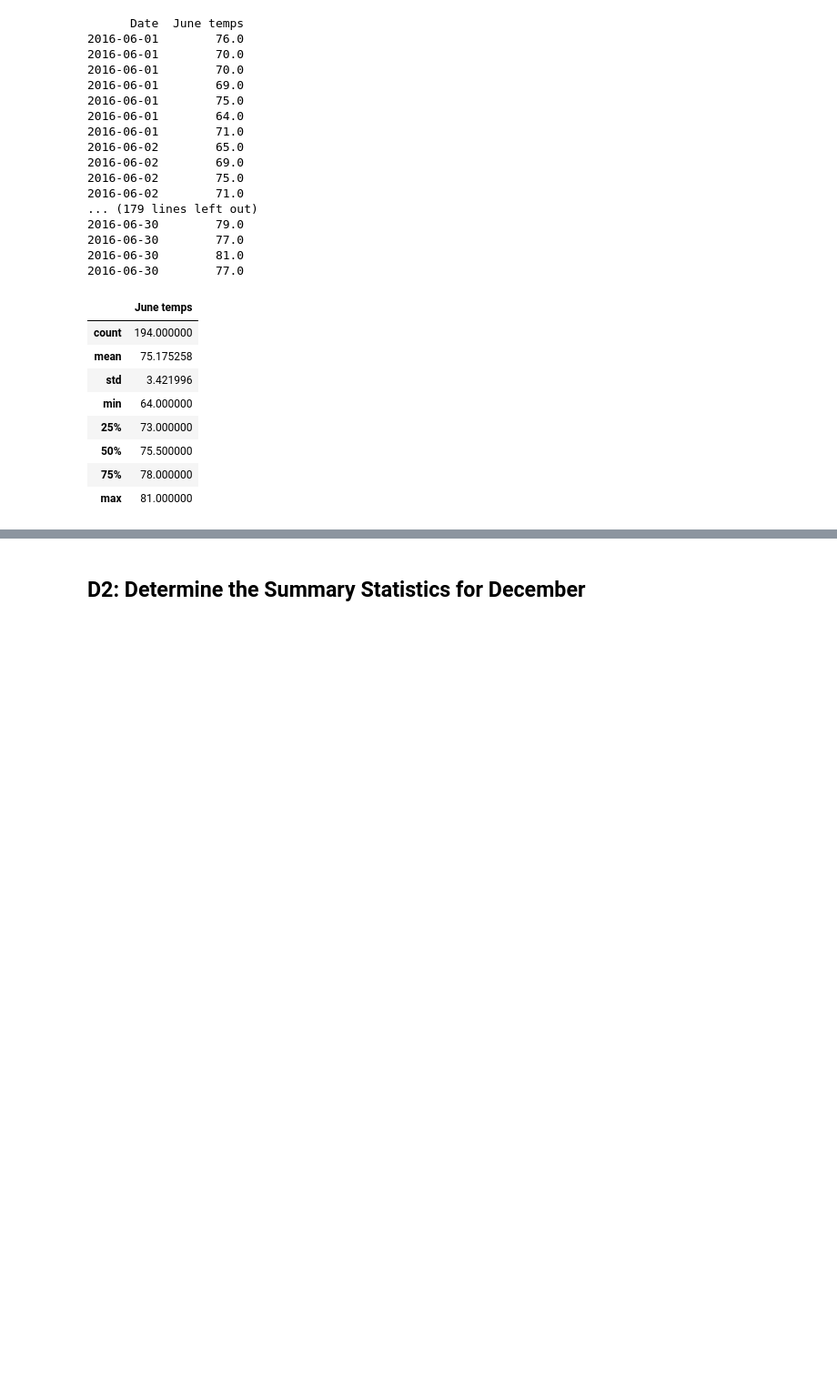
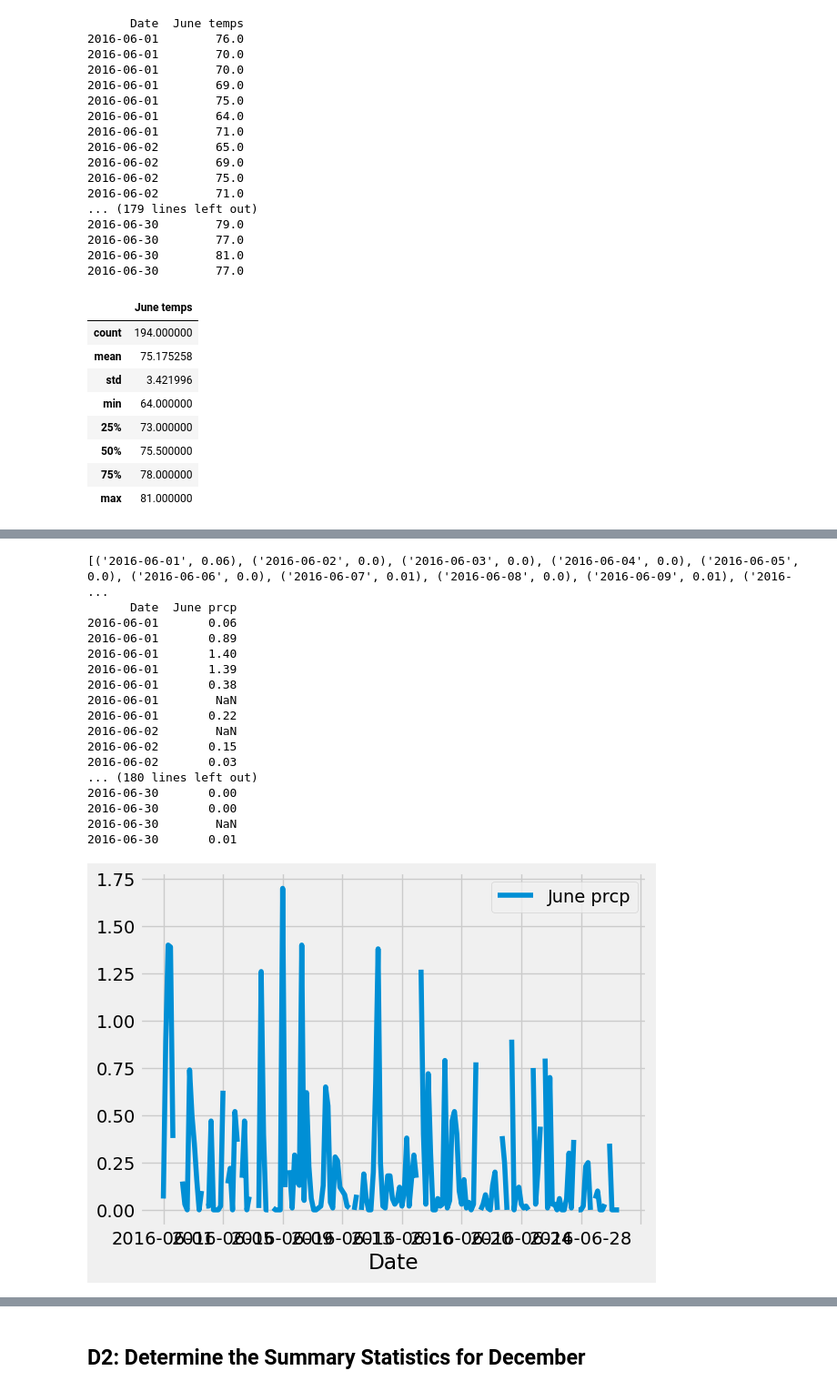
Before and after one commit to MSF2141/surfs_up, a Jupyter notebook: SurfsUp_Challenge.ipynb, the cells around one changed output, grey strips where cells are left out. Shown: that part at 91% size. Cells and saved outputs as stored; diff of their text form; code cells hidden in the pictures; blank space fills up the shorter version.

```diff
--- a/SurfsUp_Challenge.ipynb
+++ b/SurfsUp_Challenge.ipynb
@@ -116,2 +126,61 @@ june_temps_df.describe()
 # %%
 # 5. Return to your challenge instructions to compare your summary statistics
+# %%
+# Plot June precipitation data, line chart and histogram.
+%matplotlib inline
+from matplotlib import style
+style.use('fivethirtyeight')
+import matplotlib.pyplot as plt
+
+june_prcp = dt.date(2016, 6, 30)
+june_prcp = dt.date(2016, 6, 30) - dt.timedelta(days=29)
+
+july_prcp = dt.date(2016, 7, 30) - dt.timedelta(days=30)
+
+session.query()
+session.query(Measurement.date, Measurement.prcp).\
+filter(Measurement.date >= june_prcp).\
+filter(Measurement.date <= july_prcp).all()
+
+
+june_prcp_results = []
+june_prcp_results = session.query(Measurement.date, Measurement.prcp).\
+filter(Measurement.date >= june_prcp).\
+filter(Measurement.date <= july_prcp).all()
+print(june_prcp_results)
+
+
+import pandas as pd
+
+june_prcp_df = pd.DataFrame(june_prcp_results, columns=['Date','June prcp'])
+# Set the index to the date column
+june_prcp_df.set_index(june_prcp_df['Date'], inplace=True)
+# Sort the dataframe by date
+june_prcp_df = june_prcp_df.sort_index()
+print(june_prcp_df.to_string(index=False))
+
+june_prcp_df.describe()
+
+june_prcp_df.plot()
+
+june_prcp_df.plot.hist(bins=10)
+plt.tight_layout()
+# %% [output]
+[('2016-06-01', 0.06), ('2016-06-02', 0.0), ('2016-06-03', 0.0), ('2016-06-04', 0.0), ('2016-06-05', 0.0), ('2016-06-06', 0.0), ('2016-06-07', 0.01), ('2016-06-08', 0.0), ('2016-06-09', 0.01), ('2016- ...
+      Date  June prcp
+2016-06-01       0.06
+2016-06-01       0.89
+2016-06-01       1.40
+2016-06-01       1.39
+2016-06-01       0.38
+2016-06-01        NaN
+2016-06-01       0.22
+2016-06-02        NaN
+2016-06-02       0.15
+2016-06-02       0.03
+... (180 lines left out)
+2016-06-30       0.00
+2016-06-30       0.00
+2016-06-30        NaN
+2016-06-30       0.01
+[figure, added]
```
Also changed, not shown: parts of 4 cells of this notebook.
